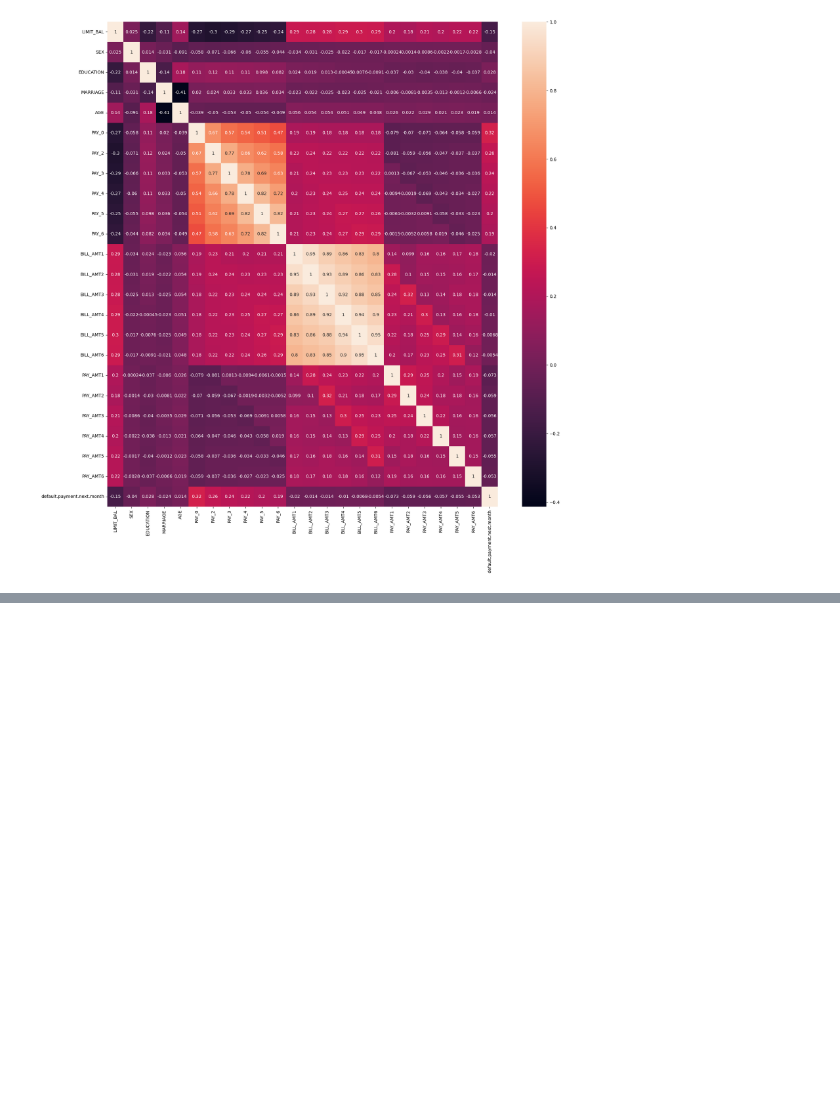
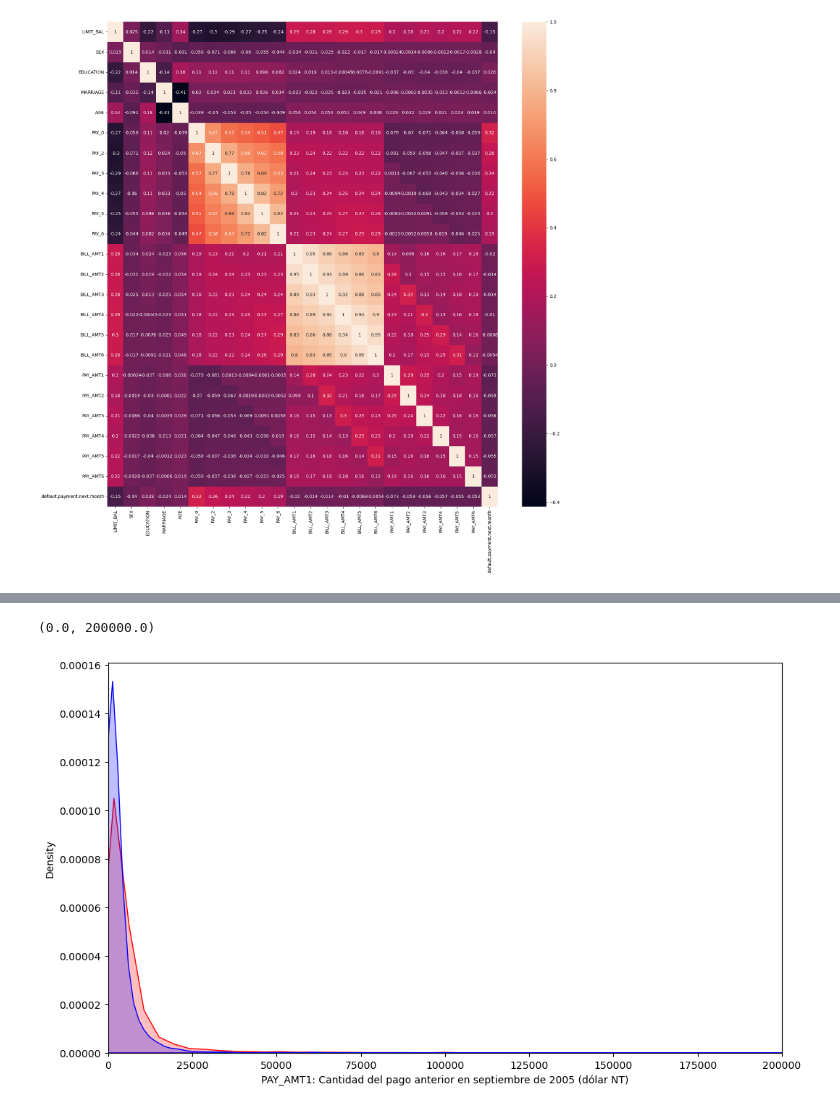
Before and after one commit to dasanmiguelv/supervised-machine-learning, a Jupyter notebook: credit_card_validity/credit_card_validity.ipynb, the cells around one changed output, grey strips where cells are left out. Saved outputs shown, nothing was run; the diff lists cells and outputs as text; code cells hidden in the pictures; blank space fills up the shorter version.

```diff
--- a/credit_card_validity/credit_card_validity.ipynb
+++ b/credit_card_validity/credit_card_validity.ipynb
@@ -165,0 +205,11 @@ sns.countplot(x = 'AGE', hue = 'default.payment.next.month', data = creditcard_d
+# %%
+plt.figure(figsize=(12,7))
+
+sns.kdeplot(cc_nodefault_df['PAY_AMT1'], label = 'Clientes sin deudas (balance pagado)', shade = True, color = 'r')
+sns.kdeplot(cc_default_df['PAY_AMT1'], label = 'Clientes con deudas (balance sin pagar)', shade = True, color = 'b')
+
+plt.xlabel('PAY_AMT1: Cantidad del pago anterior en septiembre de 2005 (dólar NT)')
+plt.xlim(0, 200000)
+# %% [output]
+(0.0, 200000.0)
+[figure, added]
```
Also changed, not shown: parts of 67 cells of this notebook, 2 other files.
